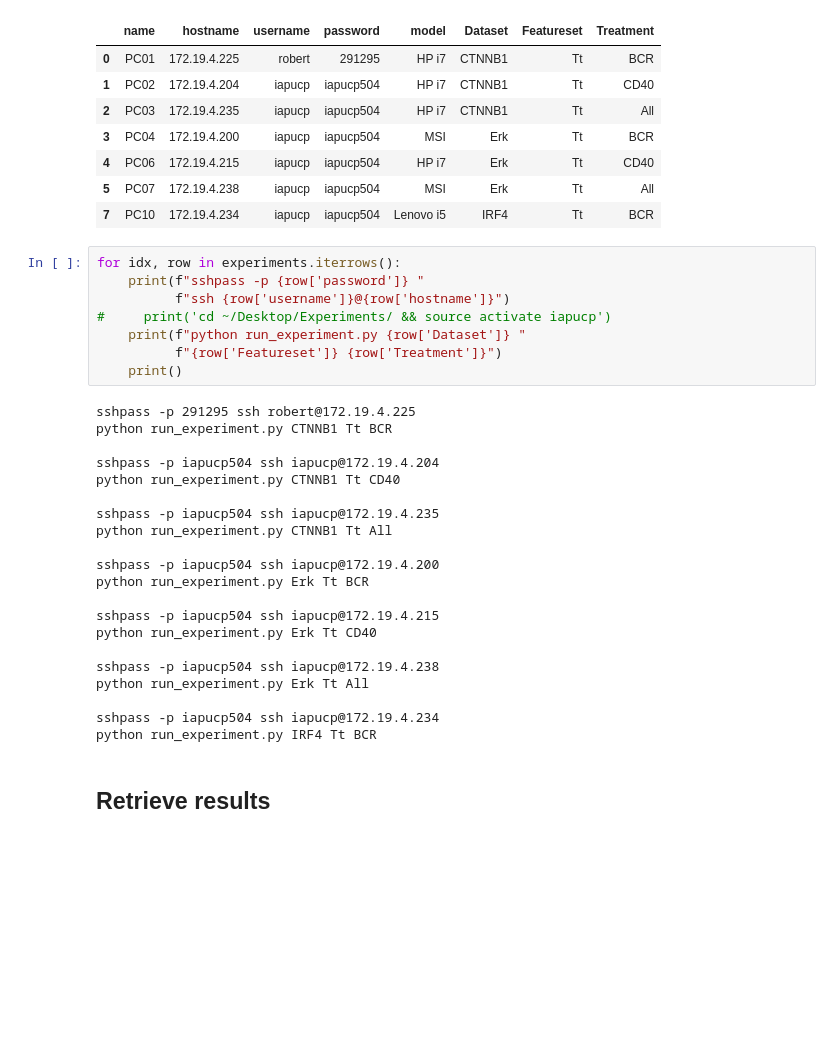
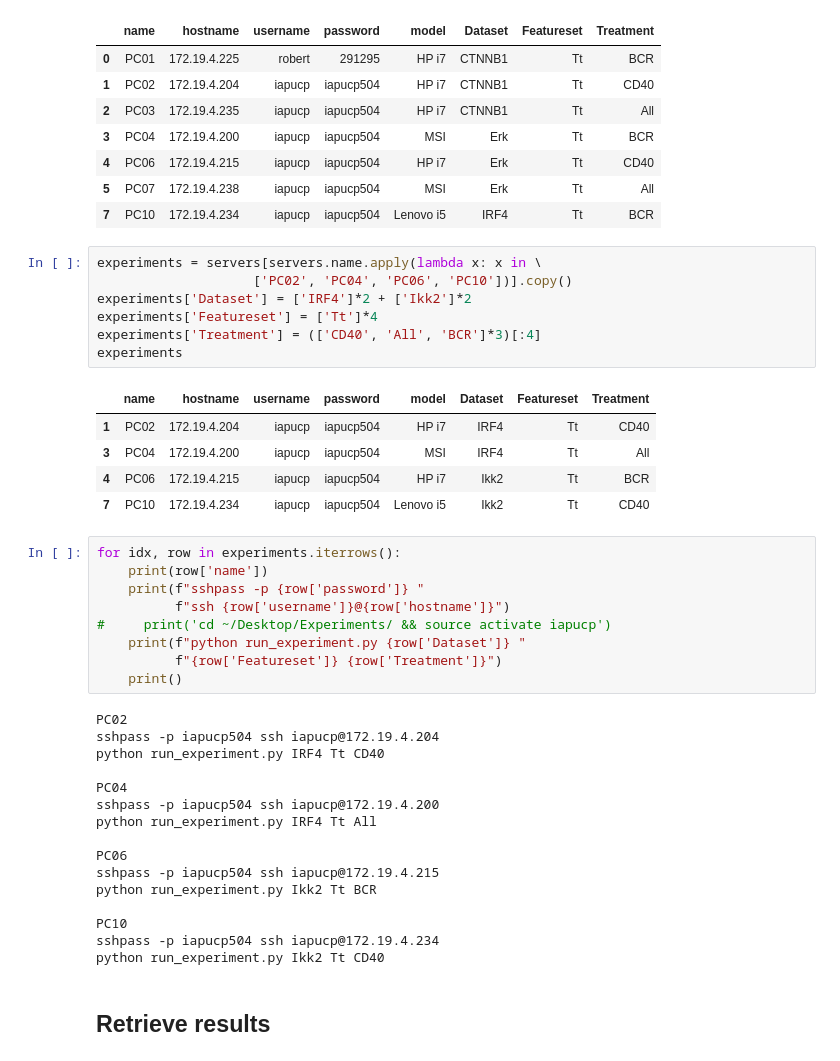
Before and after one commit to Robert-Aduviri/genomic-causality-prediction, a Jupyter notebook: SVMExperiments/07 - Server management.ipynb, the cells around one changed output. Saved outputs shown, nothing was run; the diff lists cells and outputs as text; blank space fills up the shorter version.

Commit message:
New Tt experiments

```diff
--- a/SVMExperiments/07 - Server management.ipynb
+++ b/SVMExperiments/07 - Server management.ipynb
@@ -370,8 +372,22 @@ experiments
 | 4 | PC06 | 172.19.4.215 | iapucp | iapucp504 | HP i7 | Erk | Tt | CD40 |
 | 5 | PC07 | 172.19.4.238 | iapucp | iapucp504 | MSI | Erk | Tt | All |
 | 7 | PC10 | 172.19.4.234 | iapucp | iapucp504 | Lenovo i5 | IRF4 | Tt | BCR |
+# %%
+experiments = servers[servers.name.apply(lambda x: x in \
+                    ['PC02', 'PC04', 'PC06', 'PC10'])].copy()
+experiments['Dataset'] = ['IRF4']*2 + ['Ikk2']*2
+experiments['Featureset'] = ['Tt']*4
+experiments['Treatment'] = (['CD40', 'All', 'BCR']*3)[:4]
+experiments
+# %% [output]
+|  | name | hostname | username | password | model | Dataset | Featureset | Treatment |
+| 1 | PC02 | 172.19.4.204 | iapucp | iapucp504 | HP i7 | IRF4 | Tt | CD40 |
+| 3 | PC04 | 172.19.4.200 | iapucp | iapucp504 | MSI | IRF4 | Tt | All |
+| 4 | PC06 | 172.19.4.215 | iapucp | iapucp504 | HP i7 | Ikk2 | Tt | BCR |
+| 7 | PC10 | 172.19.4.234 | iapucp | iapucp504 | Lenovo i5 | Ikk2 | Tt | CD40 |
 # %%
 for idx, row in experiments.iterrows():
+    print(row['name'])
     print(f"sshpass -p {row['password']} "
           f"ssh {row['username']}@{row['hostname']}")
 #     print('cd ~/Desktop/Experiments/ && source activate iapucp')
@@ -379,26 +395,21 @@ for idx, row in experiments.iterrows():
           f"{row['Featureset']} {row['Treatment']}")
     print()
 # %% [output]
-sshpass -p 291295 ssh robert@172.19.4.225
-python run_experiment.py CTNNB1 Tt BCR
+PC02
+sshpass -p iapucp504 ssh iapucp@172.19.4.204
+python run_experiment.py IRF4 Tt CD40
 
-sshpass -p iapucp504 ssh iapucp@172.19.4.204
-python run_experiment.py CTNNB1 Tt CD40
+PC04
+sshpass -p iapucp504 ssh iapucp@172.19.4.200
+python run_experiment.py IRF4 Tt All
 
-sshpass -p iapucp504 ssh iapucp@172.19.4.235
-python run_experiment.py CTNNB1 Tt All
+PC06
+sshpass -p iapucp504 ssh iapucp@172.19.4.215
+python run_experiment.py Ikk2 Tt BCR
 
-sshpass -p iapucp504 ssh iapucp@172.19.4.200
-python run_experiment.py Erk Tt BCR
-
-sshpass -p iapucp504 ssh iapucp@172.19.4.215
-python run_experiment.py Erk Tt CD40
-
-sshpass -p iapucp504 ssh iapucp@172.19.4.238
-python run_experiment.py Erk Tt All
-
+PC10
 sshpass -p iapucp504 ssh iapucp@172.19.4.234
-python run_experiment.py IRF4 Tt BCR
+python run_experiment.py Ikk2 Tt CD40
 # %% [markdown]
 ## Retrieve results
 # %%
```
Also changed, not shown: parts of 5 cells of this notebook.
